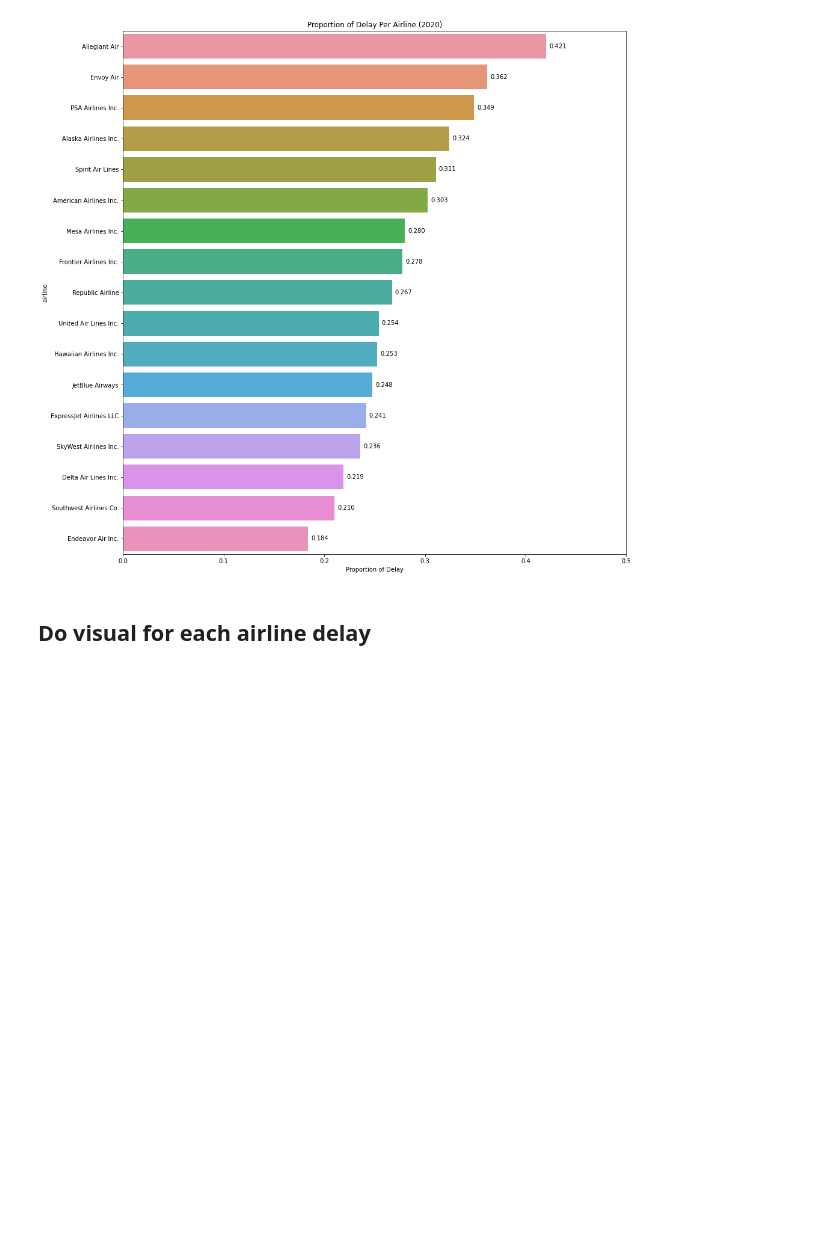
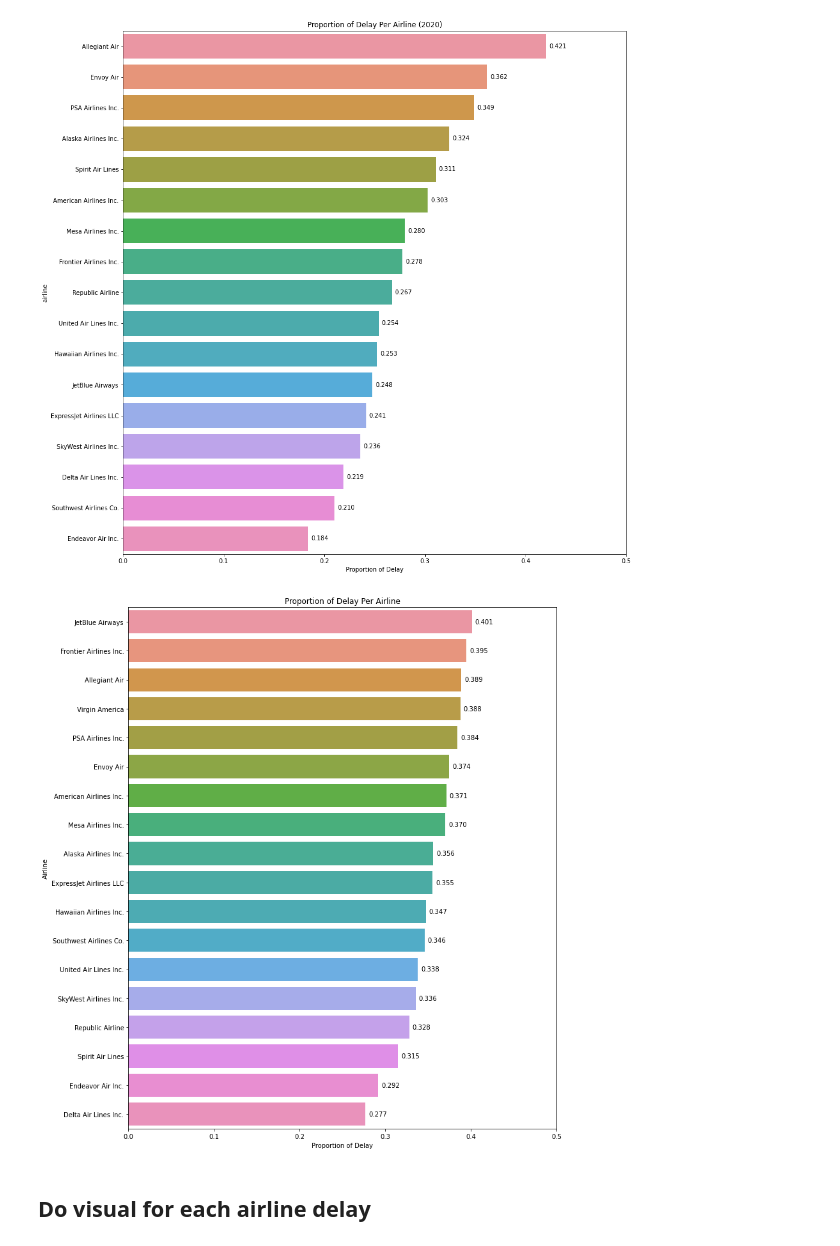
Before and after one commit to ariffinsarhid/Capstone, a Jupyter notebook: Code/EDA-.ipynb, the cells around one changed output. Saved outputs shown, nothing was run; the diff lists cells and outputs as text; code cells hidden in the pictures; blank space fills up the shorter version.

```diff
--- a/Code/EDA-.ipynb
+++ b/Code/EDA-.ipynb
@@ -25,6 +25,7 @@ df3 = df[(df['year'] == 2020)]
 df1['delayed'] = df1['arrdelay'].apply(lambda x:x >0)  #2018
 df2['delayed'] = df2['arrdelay'].apply(lambda x:x >0)  #2019
 df3['delayed'] = df3['arrdelay'].apply(lambda x:x >0)  #2020
+df['delayed'] = df['arrdelay'].apply(lambda x:x >0)  #2020
 # %%
 delayed_flights_2019 = df2[(df2['delayed'] == True)]
 delayed_flights_2019['airline'].value_counts()
@@ -83,10 +107,12 @@ delayed_flights_2020.head()
 delayed_by_carrier1 = df1.groupby(['airline', 'delayed']).size().unstack().reset_index()
 delayed_by_carrier2 = df2.groupby(['airline', 'delayed']).size().unstack().reset_index()
 delayed_by_carrier3 = df3.groupby(['airline', 'delayed']).size().unstack().reset_index()
+delayed_by_carrier4 = df.groupby(['airline', 'delayed']).size().unstack().reset_index()
 # %%
 delayed_by_carrier1['flight_count'] = (delayed_by_carrier1[False] + delayed_by_carrier1[True])
 delayed_by_carrier2['flight_count'] = (delayed_by_carrier2[False] + delayed_by_carrier2[True])
 delayed_by_carrier3['flight_count'] = (delayed_by_carrier3[False] + delayed_by_carrier3[True])
+delayed_by_carrier4['flight_count'] = (delayed_by_carrier4[False] + delayed_by_carrier4[True])
 # %% [markdown]
 Proportion delay in 2018
 # %%
@@ -209,8 +235,44 @@ for rect in rects:
 # %% [output]
 [figure]
 # %%
-delayed_by_carrier3['proportion_delayed'] = delayed_by_carrier3[True] / delayed_by_carrier3['flight_count']
-delayed_by_carrier3 = delayed_by_carrier3.sort_values('proportion_delayed', ascending= False)
+delayed_by_carrier4['proportion_delayed'] = delayed_by_carrier4[True] / delayed_by_carrier4['flight_count']
+delayed_by_carrier4 = delayed_by_carrier4.sort_values('proportion_delayed', ascending= False)
+# %%
+plt.figure(figsize = (12,15))
+ax = sns.barplot(x = delayed_by_carrier4['proportion_delayed'], y = delayed_by_carrier4['airline'])
+plt.xlabel('Proportion of Delay')
+plt.ylabel('Airline')
+ax.set_title('Proportion of Delay Per Airline')
+ax.set_xlim(0,.5)
+
+rects = ax.patches
+
+# For each bar: Place a label
+for rect in rects:
+    # Get X and Y placement of label from rect.
+    x_value = rect.get_width()
+    y_value = rect.get_y() + rect.get_height() / 2
+
+    # Number of points between bar and label.
+    space = 5
+
+    # Vertical alignment.
+    ha = 'left'
+
+    # Use X value as label and format number with one decimal place
+    label = "{:.3f}".format(x_value)
+
+    # Create annotation
+    plt.annotate(
+        label,                      # Use `label` as label
+        (x_value, y_value),         # Place label at end of the bar
+        xytext=(space, 0),          # Horizontally shift label by `space`
+        textcoords="offset points", # Interpret `xytext` as offset in points
+        va='center',                # Vertically center label
+        ha=ha)                      # Horizontally align label differently for
+                                    # positive and negative values.
+# %% [output]
+[figure, added]
 # %% [markdown]
 ## Do visual for each airline delay
 # %%
```
Also changed, not shown: parts of 8 cells of this notebook, 4 other files.
